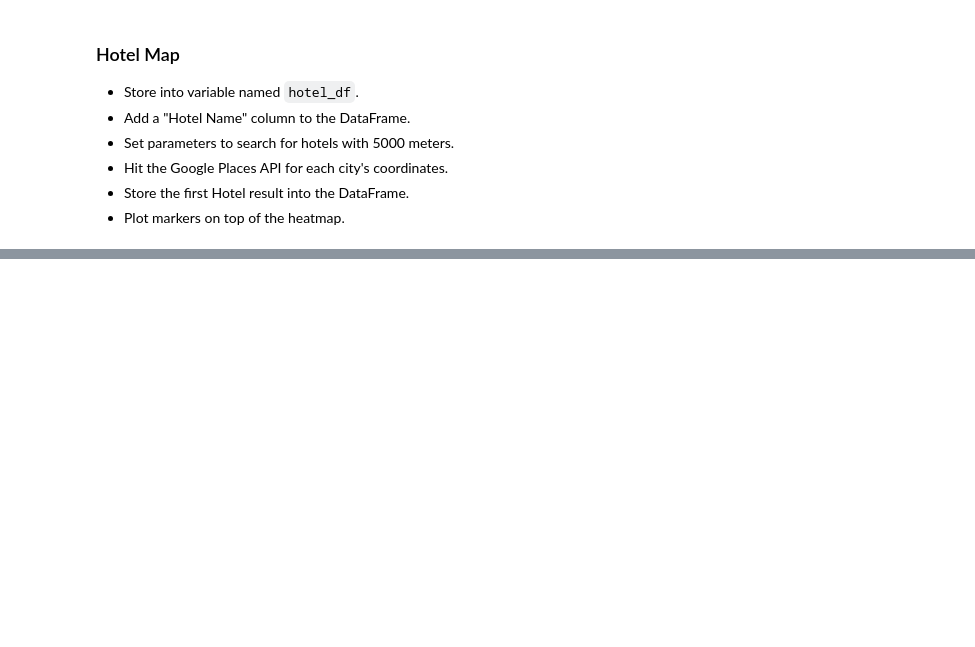
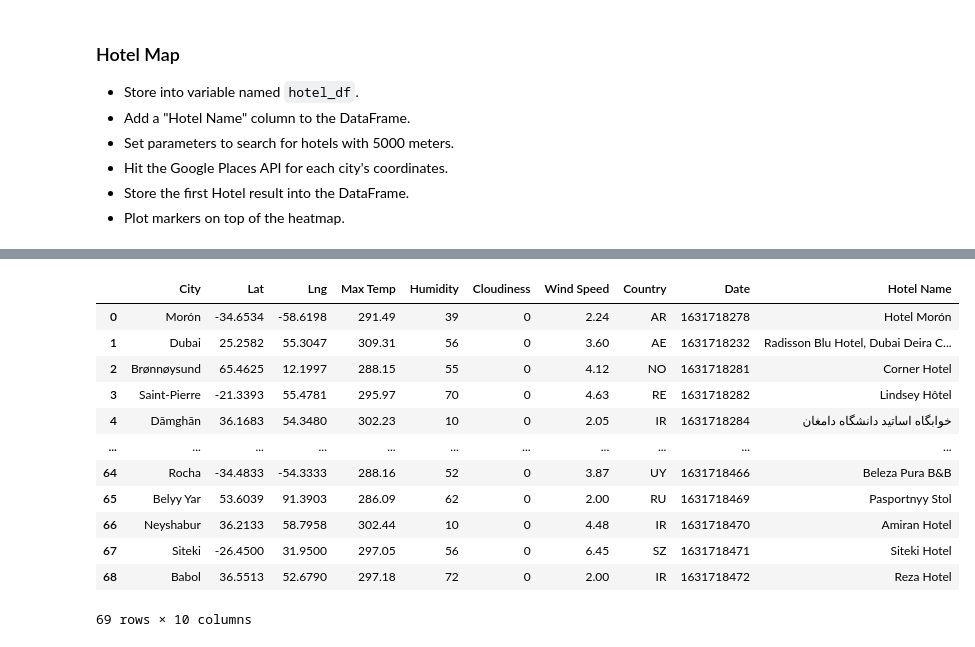
Before and after one commit to Bgood524/Python_API_Challenge, a Jupyter notebook: VacationPy/VacationPy.ipynb, the cells around one changed output, grey strips where cells are left out. Drawn from its saved outputs; the diff is of its cells as text; code cells hidden in the pictures; blank space fills up the shorter version.

Commit message:
completed hotel_df API call and returned hotel_df

```diff
--- a/VacationPy/VacationPy.ipynb
+++ b/VacationPy/VacationPy.ipynb
@@ -113,0 +128,10 @@ fig
+# %%
+#Create ideal weather conditions
+ideal_df = weather_df.copy()
+ideal_df = weather_df[weather_df['Humidity'] <= 75]
+ideal_df = weather_df[weather_df['Wind Speed'] <= 8]
+ideal_df = weather_df[weather_df['Max Temp'] <= 90]
+ideal_df = weather_df[weather_df['Max Temp'] >= 70]
+ideal_df = weather_df[weather_df['Cloudiness'] == 0]
+
+ideal_df.info()
@@ -113,0 +155,4 @@ fig
+# %%
+#Remove null and reset index
+ideal_df = ideal_df.dropna()
+ideal_df = ideal_df.reset_index(drop=True)
@@ -119,3 +173,7 @@ fig
 * Hit the Google Places API for each city's coordinates.
 * Store the first Hotel result into the DataFrame.
 * Plot markers on top of the heatmap.
+# %%
+hotel_df = ideal_df.copy()
+hotel_df['Hotel Name'] = np.nan
+hotel_df.head()
@@ -121,0 +187,43 @@ fig
+# %%
+#Set parameters to search for hotels with 5000 meters.
+hotels = []
+x=0
+
+#Create a for loop to search through cities by coordinates
+for cities in hotel_df['City']:
+    coordinates = str(hotel_df['Lat'][x])+' , '+str(hotel_df['Lng'][x])
+    x+=1
+    radius = 5000
+    type = 'lodging'
+    params = {
+    'location' : coordinates,
+    "radius": radius,
+    "types": type,
+    "key": g_key}
+
+    base_url = "https://maps.googleapis.com/maps/api/place/nearbysearch/json"
+#try except in case there is not a hotel available
+    try:
+        response = requests.get(base_url, params=params)
+        results = response.json()
+        hotels.append(results['results'][0]['name'])
+    except IndexError:
+        hotels.append(np.nan)
+
+#Add hotels to hotels_df
+hotel_df['Hotel Name'] = hotels
+hotel_df
+# %% [output]
+|  | City | Lat | Lng | Max Temp | Humidity | Cloudiness | Wind Speed | Country | Date | Hotel Name |
+| 0 | Morón | -34.6534 | -58.6198 | 291.49 | 39 | 0 | 2.24 | AR | 1631718278 | Hotel Morón |
+| 1 | Dubai | 25.2582 | 55.3047 | 309.31 | 56 | 0 | 3.60 | AE | 1631718232 | Radisson Blu Hotel, Dubai Deira C... |
+| 2 | Brønnøysund | 65.4625 | 12.1997 | 288.15 | 55 | 0 | 4.12 | NO | 1631718281 | Corner Hotel |
+| 3 | Saint-Pierre | -21.3393 | 55.4781 | 295.97 | 70 | 0 | 4.63 | RE | 1631718282 | Lindsey Hôtel |
+| 4 | Dāmghān | 36.1683 | 54.3480 | 302.23 | 10 | 0 | 2.05 | IR | 1631718284 | خوابگاه اساتيد دانشگاه دامغان |
+| ... | ... | ... | ... | ... | ... | ... | ... | ... | ... | ... |
+| 64 | Rocha | -34.4833 | -54.3333 | 288.16 | 52 | 0 | 3.87 | UY | 1631718466 | Beleza Pura B&B |
+| 65 | Belyy Yar | 53.6039 | 91.3903 | 286.09 | 62 | 0 | 2.00 | RU | 1631718469 | Pasportnyy Stol |
+| 66 | Neyshabur | 36.2133 | 58.7958 | 302.44 | 10 | 0 | 4.48 | IR | 1631718470 | Amiran Hotel |
+| 67 | Siteki | -26.4500 | 31.9500 | 297.05 | 56 | 0 | 6.45 | SZ | 1631718471 | Siteki Hotel |
+| 68 | Babol | 36.5513 | 52.6790 | 297.18 | 72 | 0 | 2.00 | IR | 1631718472 | Reza Hotel |
+69 rows × 10 columns
```
Also changed, not shown: parts of 6 cells of this notebook.
